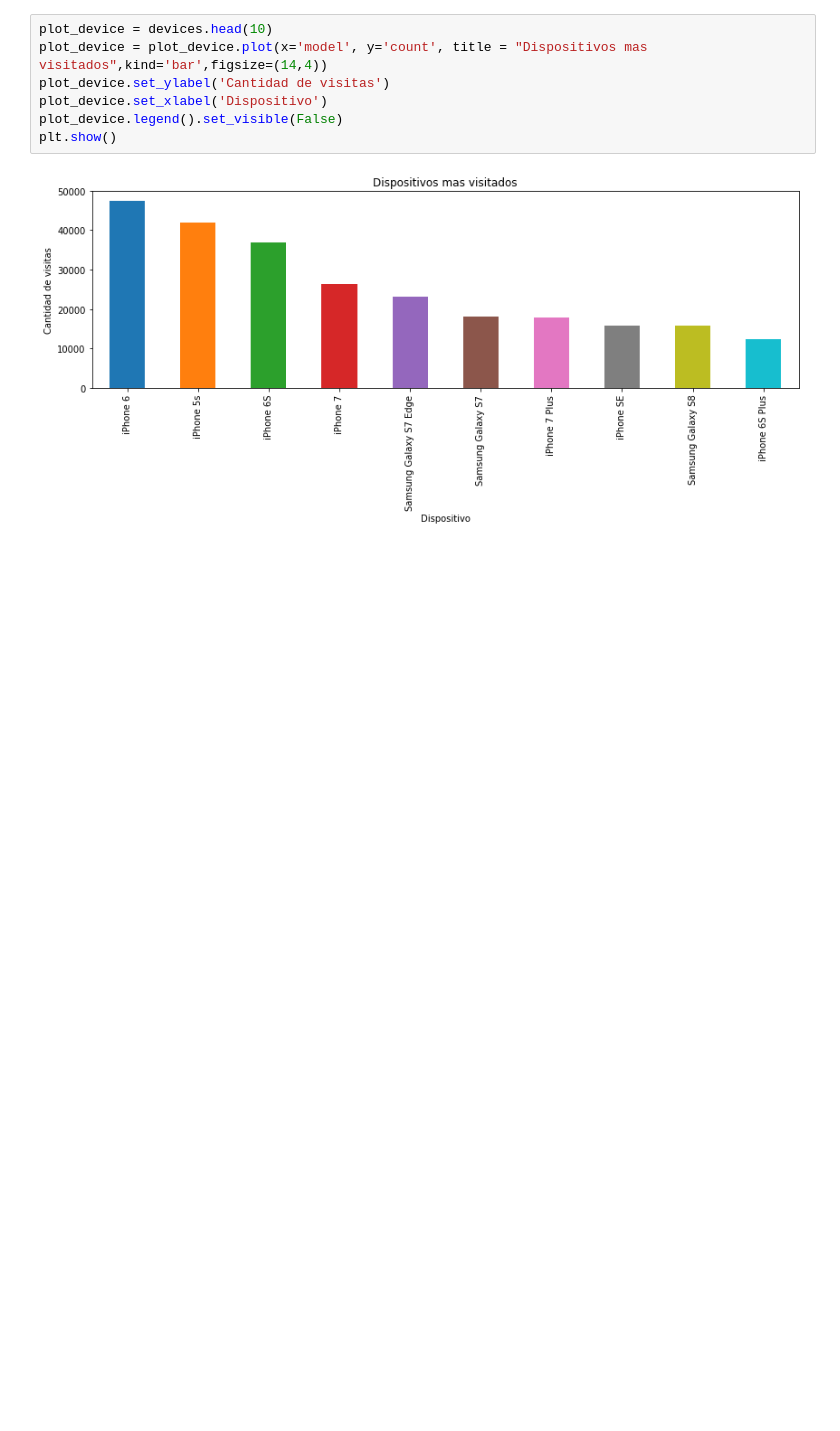
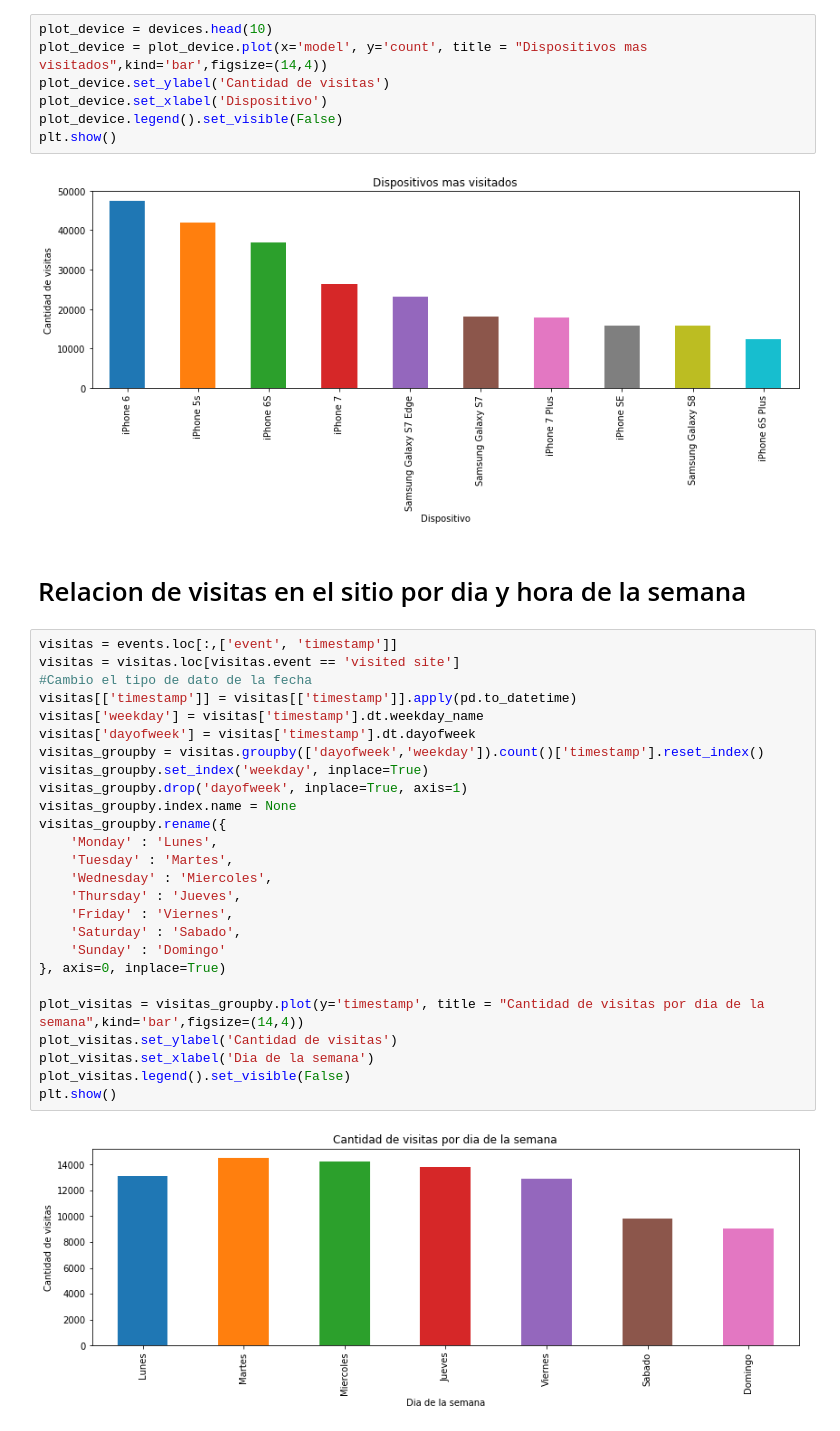
Before and after one commit to Memphis14F/datosTp1, a Jupyter notebook: WebAnalyticsEvents.ipynb, the cells around one changed output. Cells and saved outputs as stored; diff of their text form; blank space fills up the shorter version.

Commit message:
analisis de visitas y por dia y hora de la semana

```diff
--- a/WebAnalyticsEvents.ipynb
+++ b/WebAnalyticsEvents.ipynb
@@ -96,3 +96,33 @@ plot_device.legend().set_visible(False)
 plt.show()
 # %% [output]
 [figure]
+# %% [markdown]
+# Relacion de visitas en el sitio por dia y hora de la semana
+# %%
+visitas = events.loc[:,['event', 'timestamp']]
+visitas = visitas.loc[visitas.event == 'visited site']
+#Cambio el tipo de dato de la fecha
+visitas[['timestamp']] = visitas[['timestamp']].apply(pd.to_datetime)
+visitas['weekday'] = visitas['timestamp'].dt.weekday_name
+visitas['dayofweek'] = visitas['timestamp'].dt.dayofweek
+visitas_groupby = visitas.groupby(['dayofweek','weekday']).count()['timestamp'].reset_index()
+visitas_groupby.set_index('weekday', inplace=True)
+visitas_groupby.drop('dayofweek', inplace=True, axis=1)
+visitas_groupby.index.name = None
+visitas_groupby.rename({
+    'Monday' : 'Lunes',
+    'Tuesday' : 'Martes',
+    'Wednesday' : 'Miercoles',
+    'Thursday' : 'Jueves',
+    'Friday' : 'Viernes',
+    'Saturday' : 'Sabado',
+    'Sunday' : 'Domingo'
+}, axis=0, inplace=True)
+
+plot_visitas = visitas_groupby.plot(y='timestamp', title = "Cantidad de visitas por dia de la semana",kind='bar',figsize=(14,4))
+plot_visitas.set_ylabel('Cantidad de visitas')
+plot_visitas.set_xlabel('Dia de la semana')
+plot_visitas.legend().set_visible(False)
+plt.show()
+# %% [output]
+[figure, added]
```
Also changed, not shown: parts of 2 cells of this notebook.
